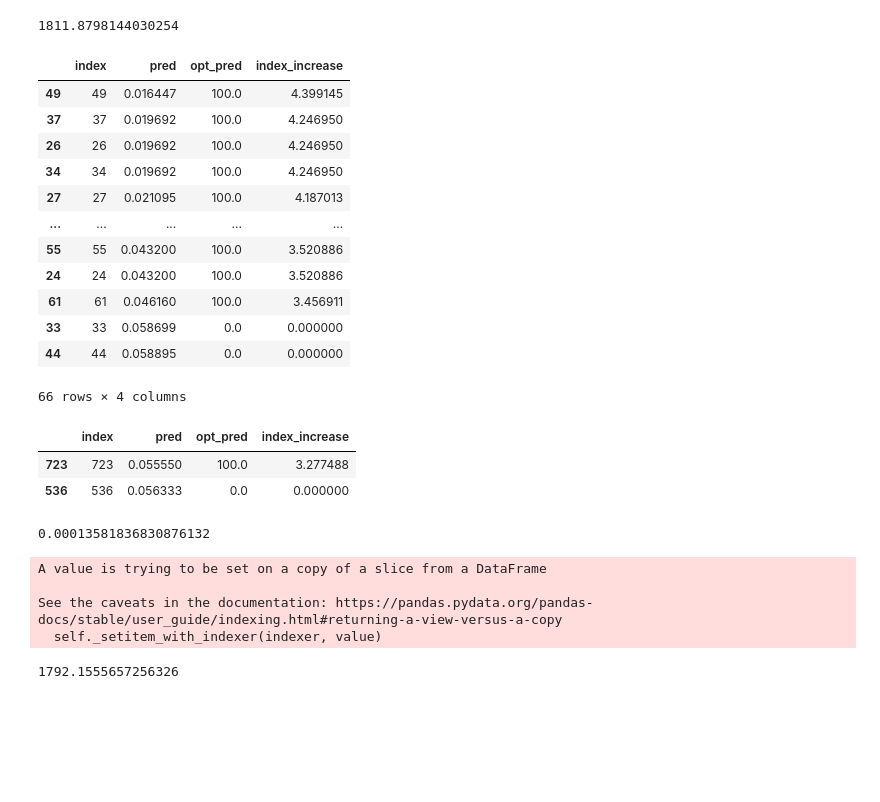
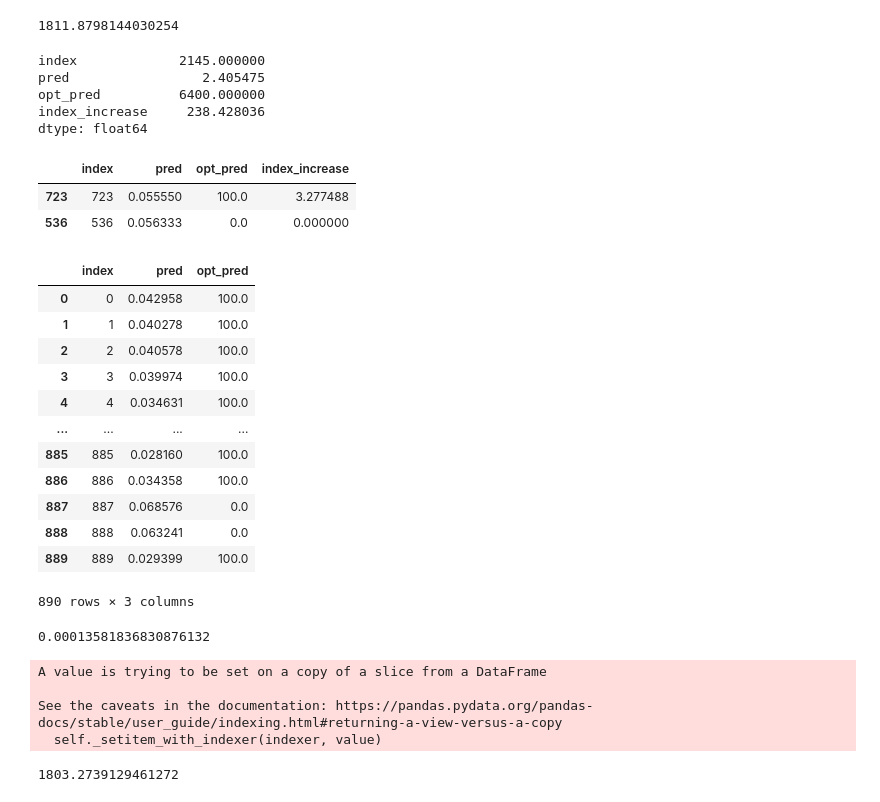
Before and after one commit to LukeBetham/PROHACK-OCISLY, a Jupyter notebook: Optimisation_Submission-Luke-Prohack.ipynb, the cells around one changed output. Cells and saved outputs as stored; diff of their text form; code cells hidden in the pictures; blank space fills up the shorter version.

Commit message:
Updated the optimisation for submission 3

```diff
--- a/Optimisation_Submission-Luke-Prohack.ipynb
+++ b/Optimisation_Submission-Luke-Prohack.ipynb
@@ -88,24 +90,34 @@ See the caveats in the documentation: https://pandas.pydata.org/pandas-docs/stab
   self._setitem_with_indexer(indexer, value)
 1811.8798144030254
 # %%
-test1[test1.index.isin(df_test[df_test['existence expectancy index']<0.7].index)]
+test1[test1.index.isin(df_test[df_test['existence expectancy index']<0.7].index)].sum()
 # %% [output]
-|  | index | pred | opt_pred | index_increase |
-| 49 | 49 | 0.016447 | 100.0 | 4.399145 |
-| 37 | 37 | 0.019692 | 100.0 | 4.246950 |
-| 26 | 26 | 0.019692 | 100.0 | 4.246950 |
-| 34 | 34 | 0.019692 | 100.0 | 4.246950 |
-| 27 | 27 | 0.021095 | 100.0 | 4.187013 |
-| ... | ... | ... | ... | ... |
-| 55 | 55 | 0.043200 | 100.0 | 3.520886 |
-| 24 | 24 | 0.043200 | 100.0 | 3.520886 |
-| 61 | 61 | 0.046160 | 100.0 | 3.456911 |
-| 33 | 33 | 0.058699 | 0.0 | 0.000000 |
-| 44 | 44 | 0.058895 | 0.0 | 0.000000 |
-66 rows × 4 columns
+index             2145.000000
+pred                 2.405475
+opt_pred          6400.000000
+index_increase     238.428036
+dtype: float64
 # %%
 test1[499:501]
 # %% [output]
 |  | index | pred | opt_pred | index_increase |
 | 723 | 723 | 0.055550 | 100.0 | 3.277488 |
 | 536 | 536 | 0.056333 | 0.0 | 0.000000 |
+# %%
+test1.drop("index_increase",axis=1,inplace=True)
+test1.sort_index(inplace=True)
+test1
+# %% [output]
+|  | index | pred | opt_pred |
+| 0 | 0 | 0.042958 | 100.0 |
+| 1 | 1 | 0.040278 | 100.0 |
+| 2 | 2 | 0.040578 | 100.0 |
+| 3 | 3 | 0.039974 | 100.0 |
+| 4 | 4 | 0.034631 | 100.0 |
+| ... | ... | ... | ... |
+| 885 | 885 | 0.028160 | 100.0 |
+| 886 | 886 | 0.034358 | 100.0 |
+| 887 | 887 | 0.068576 | 0.0 |
+| 888 | 888 | 0.063241 | 0.0 |
+| 889 | 889 | 0.029399 | 100.0 |
+890 rows × 3 columns
@@ -115,14 +129,18 @@ test1[499:501]
 # %% [output]
 0.00013581836830876132
 # %%
-test1.opt_pred.iloc[500:] = 5
-test1.opt_pred.iloc[:500] = (50000 - (len(test1.opt_pred.iloc[500:])*5))/500
+# setting values for submission 3
+test2 = submission_df.sort_values("pred").copy()
+test2.opt_pred.iloc[:400] = 100
+test2.opt_pred.iloc[400:600] = 50
+test2.opt_pred.iloc[600:] = 0
 
-test1['index_increase'] = test1.opt_pred*(-np.log(submission_df.pred+0.01)+3)**2/1000
-test1.index_increase.sum()
+
+test2['index_increase'] = test2.opt_pred*(-np.log(submission_df.pred+0.01)+3)**2/1000
+test2.index_increase.sum()
 # %% [output]
 A value is trying to be set on a copy of a slice from a DataFrame
 
 See the caveats in the documentation: https://pandas.pydata.org/pandas-docs/stable/user_guide/indexing.html#returning-a-view-versus-a-copy
   self._setitem_with_indexer(indexer, value)
-1792.1555657256326
+1803.2739129461272
```
Also changed, not shown: parts of 10 cells of this notebook, 2 other files.
